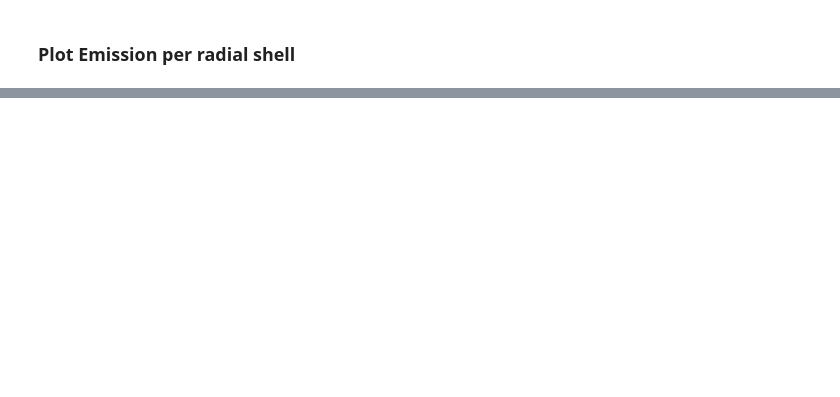
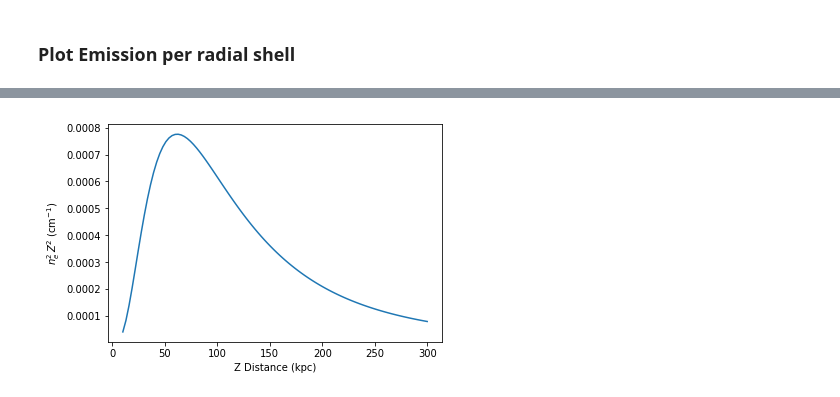
Before and after one commit to FRBs/FRB, a Jupyter notebook: docs/nb/EM.ipynb, the cells around one changed output, grey strips where cells are left out. Saved outputs shown, nothing was run; the diff lists cells and outputs as text; code cells hidden in the pictures; blank space fills up the shorter version.

```diff
--- a/docs/nb/EM.ipynb
+++ b/docs/nb/EM.ipynb
@@ -105,5 +108,9 @@ ax = plt.gca()
 ax.plot(Z, nesq* Z**2)
 # Contrast with ISM (ignoring Temperature which reduces the halo further)
 #ax.plot([0., 300], [0.1**2 * 10.**2]*2, 'b--')
+# Labels
+ax.set_xlabel('Z Distance (kpc)')
+ax.set_ylabel(r'$n_e^2 \, Z^2 \; (\rm cm^{-1})$')
+#
 plt.show()
 # %% [output]
@@ -111,0 +117 @@ plt.show()
+[figure, added]
```
Also changed, not shown: parts of 4 cells of this notebook, 2 other files.
